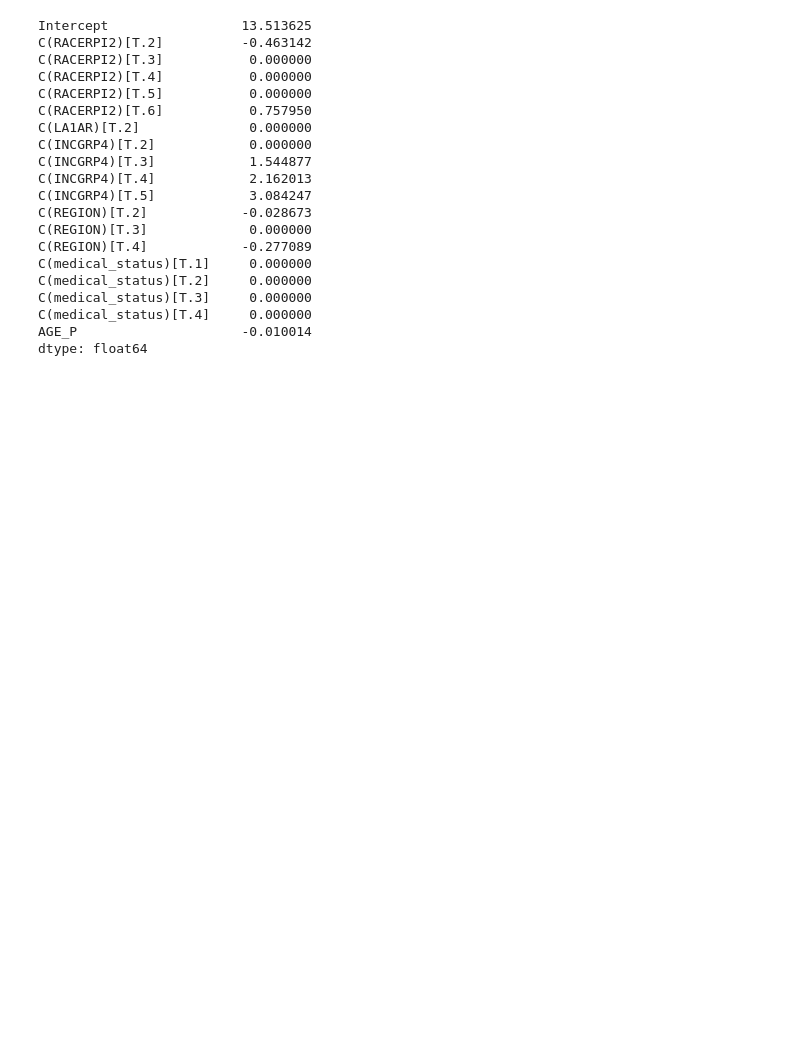
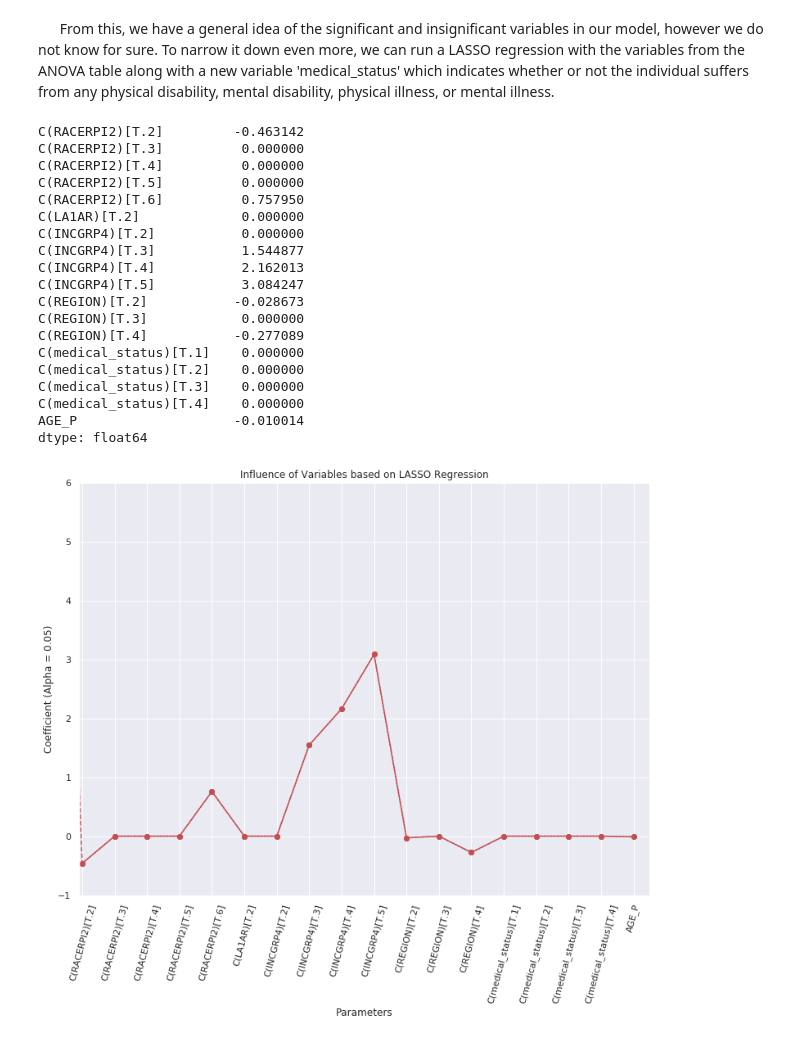
Before and after one commit to hanson263/PSTAT-134-Project, a Jupyter notebook: final_project_modeling.ipynb, the cells around one changed output. Drawn from its saved outputs; the diff is of its cells as text; code cells hidden in the pictures; blank space fills up the shorter version.

```diff
--- a/final_project_modeling.ipynb
+++ b/final_project_modeling.ipynb
@@ -131,39 +82,42 @@ sms.qqplot(resid);
+# %% [markdown]
+&nbsp;&nbsp;&nbsp;&nbsp;&nbsp;&nbsp;From this, we have a general idea of the significant and insignificant variables in our model, however we do not know for sure. To narrow it down even more, we can run a LASSO regression with the variables from the ANOVA table along with a new variable 'medical_status' which indicates whether or not the individual suffers from any physical disability, mental disability, physical illness, or mental illness.
 # %%
-"""
-for x in range(1,2692):
-    if health_pruned.LAHCC1[x] == 1 or health_pruned.LAHCC2[x] == 1 or health_pruned.LAHCC3[x]==1 or health_pruned.LAHCC4[x]==1 or health_pruned.LAHCC5[x]==1 or health_pruned.LAHCC6[x]==1 or health_pruned.LAHCC10[x]==1 or health_pruned.LAHCC11[x]==1 or health_pruned.LAHCA1[x]==1 or health_pruned.LAHCA2[x]==1 or health_pruned.LAHCA3[x]==1 or health_pruned.LAHCA4[x]==1 or health_pruned.LAHCA5[x]==1 or health_pruned.LAHCA6[x]==1 or health_pruned.LAHCA13[x]==1 or health_pruned.LAHCA18[x]==1 or health_pruned.LAHCA19_[x]==1 or health_pruned.LAHCA20_[x]==1 or health_pruned.LAHCA31_[x]==1 or health_pruned.LAHCA34_[x]==1:
-        health_pruned.physical_dis[x] = 1
-    else:
-        health_pruned.physical_dis[x] = 0
-print(health_pruned.physical_dis[1:10])
-"""
 condition_target = [((health_pruned['LAHCC1'] == 1) | (health_pruned['LAHCC2'] == 1) | (health_pruned['LAHCC3']==1) | (health_pruned['LAHCC4']==1) | (health_pruned['LAHCC5']==1) | (health_pruned['LAHCC6']==1) | (health_pruned['LAHCC10']==1) | (health_pruned['LAHCC11']==1) | (health_pruned['LAHCA1']==1) | (health_pruned['LAHCA2']==1) | (health_pruned['LAHCA3']==1) | (health_pruned['LAHCA4']==1) | (health_pruned['LAHCA5']==1) | (health_pruned['LAHCA6']==1) | (health_pruned['LAHCA13']==1) | (health_pruned['LAHCA18']==1) | (health_pruned['LAHCA19_']==1) | (health_pruned['LAHCA20_']==1) | (health_pruned['LAHCA31_']==1) | (health_pruned['LAHCA34_']==1)),
                    ((health_pruned.LAHCC7A==1) | (health_pruned.LAHCC8==1) | (health_pruned.LAHCC9==1) | (health_pruned.LAHCC12==1) | (health_pruned.LAHCC13==1) | (health_pruned.LAHCA14A==1) | (health_pruned.LAHCA15 == 1) | (health_pruned.LAHCA16==1) | (health_pruned.LAHCA32_==1) | (health_pruned.LAHCA33_==1)),
                    ((health_pruned.LAHCA7==1) | (health_pruned.LAHCA8==1) | (health_pruned.LAHCA9==1) | (health_pruned.LAHCA10==1) | (health_pruned.LAHCA11==1) | (health_pruned.LAHCA12==1) | (health_pruned.LAHCA22_==1) | (health_pruned.LAHCA23_==1) | (health_pruned.LAHCA24_==1) | (health_pruned.LAHCA25_==1) | (health_pruned.LAHCA26_==1) | (health_pruned.LAHCA27_==1) | (health_pruned.LAHCA28_==1)),
                    ((health_pruned.LAHCA17==1) | (health_pruned.LAHCA30_==1))]
 choices_target = [1,2,3,4]
 
 health_pruned['medical_status'] = np.select(condition_target, choices_target, default=0)
 fit2 = ols(formula = 'np.power(HICOSTR1, (1/3))~AGE_P+C(RACERPI2)+C(LA1AR)+C(INCGRP4)+C(REGION)+C(medical_status)', data=health_pruned, missing='drop').fit_regularized(method='elastic_net', alpha = 0.005, L1_wt=1)
-print(fit2.params)
+print(fit2.params[1:])
+plt.plot(fit2.params, 'o--r');
+plt.xticks(rotation = 75);
+plt.plot(fit2.params[1:], 'o--r');
+plt.xticks(rotation = 75);
+plt.xlim([0.9,18.5]);
+plt.ylim([-1,6]);
+plt.ylabel('Coefficient (Alpha = 0.05)');
+plt.xlabel('Parameters');
+plt.title('Influence of Variables based on LASSO Regression');
 # %% [output]
-Intercept                 13.513625
-C(RACERPI2)[T.2]          -0.463142
-C(RACERPI2)[T.3]           0.000000
-C(RACERPI2)[T.4]           0.000000
-C(RACERPI2)[T.5]           0.000000
-C(RACERPI2)[T.6]           0.757950
-C(LA1AR)[T.2]              0.000000
-C(INCGRP4)[T.2]            0.000000
-C(INCGRP4)[T.3]            1.544877
-C(INCGRP4)[T.4]            2.162013
-C(INCGRP4)[T.5]            3.084247
-C(REGION)[T.2]            -0.028673
-C(REGION)[T.3]             0.000000
-C(REGION)[T.4]            -0.277089
-C(medical_status)[T.1]     0.000000
-C(medical_status)[T.2]     0.000000
-C(medical_status)[T.3]     0.000000
-C(medical_status)[T.4]     0.000000
-AGE_P                     -0.010014
+C(RACERPI2)[T.2]         -0.463142
+C(RACERPI2)[T.3]          0.000000
+C(RACERPI2)[T.4]          0.000000
+C(RACERPI2)[T.5]          0.000000
+C(RACERPI2)[T.6]          0.757950
+C(LA1AR)[T.2]             0.000000
+C(INCGRP4)[T.2]           0.000000
+C(INCGRP4)[T.3]           1.544877
+C(INCGRP4)[T.4]           2.162013
+C(INCGRP4)[T.5]           3.084247
+C(REGION)[T.2]           -0.028673
+C(REGION)[T.3]            0.000000
+C(REGION)[T.4]           -0.277089
+C(medical_status)[T.1]    0.000000
+C(medical_status)[T.2]    0.000000
+C(medical_status)[T.3]    0.000000
+C(medical_status)[T.4]    0.000000
+AGE_P                    -0.010014
 dtype: float64
+[figure, added]
```
Also changed, not shown: parts of 20 cells of this notebook.
